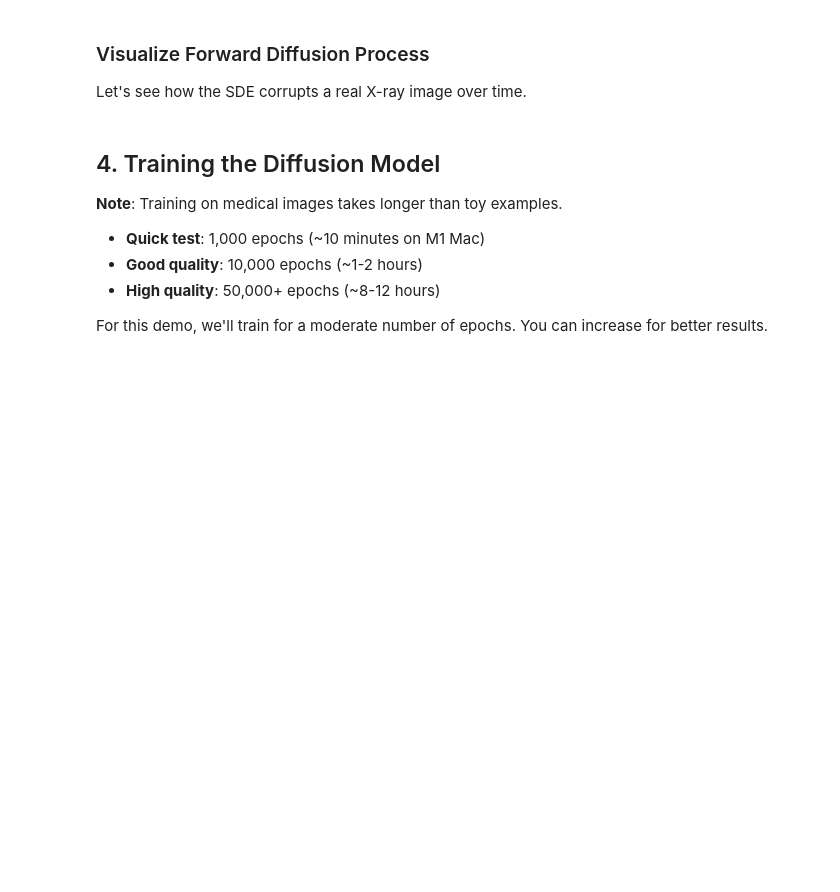
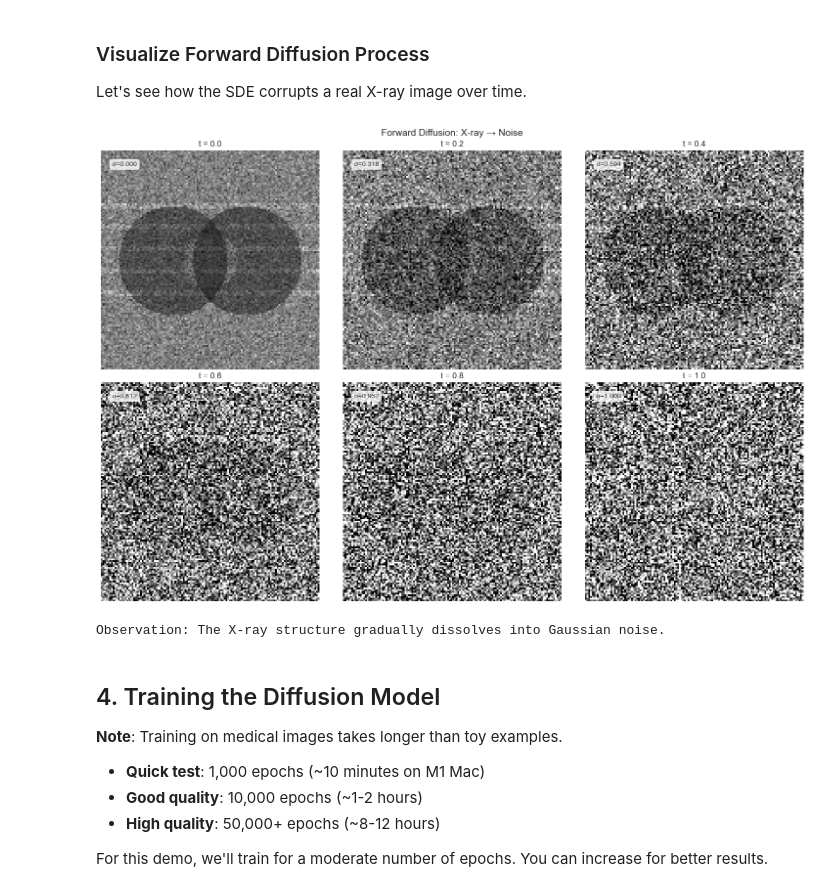
Before and after one commit to pleiadian53/genai-lab, a Jupyter notebook: notebooks/diffusion/03_medical_imaging_diffusion/03_medical_imaging_diffusion.ipynb, the cells around one changed output. Drawn from its saved outputs; the diff is of its cells as text; code cells hidden in the pictures; blank space fills up the shorter version.

Commit message:
developing medical image diffusion models

```diff
--- a/notebooks/diffusion/03_medical_imaging_diffusion/03_medical_imaging_diffusion.ipynb
+++ b/notebooks/diffusion/03_medical_imaging_diffusion/03_medical_imaging_diffusion.ipynb
@@ -246,35 +269,39 @@ x0 = dataset[0].unsqueeze(0).numpy()  # (1, 1, 128, 128)
 # Apply forward diffusion at different times
 times = [0.0, 0.2, 0.4, 0.6, 0.8, 1.0]
 
 fig, axes = plt.subplots(2, 3, figsize=(15, 10))
 axes = axes.flatten()
 
 for i, t in enumerate(times):
     if t == 0:
         xt = x0
     else:
         xt, _ = sde.sample_from_marginal(x0, t)
 
     # Denormalize and display
     img = xt[0, 0]  # (128, 128)
     img = (img + 1) / 2  # [-1, 1] → [0, 1]
 
     axes[i].imshow(img, cmap='gray', vmin=0, vmax=1)
     axes[i].axis('off')
     axes[i].set_title(f't = {t:.1f}')
 
-    # Show std
+    # Show std - extract scalar from array
     _, std = sde.marginal_prob(x0, t)
-    axes[i].text(0.05, 0.95, f'σ={std:.3f}',
+    std_val = float(np.mean(std))  # Get scalar value
+    axes[i].text(0.05, 0.95, f'σ={std_val:.3f}',
                 transform=axes[i].transAxes,
                 verticalalignment='top',
                 bbox=dict(boxstyle='round', facecolor='white', alpha=0.8))
 
 plt.suptitle('Forward Diffusion: X-ray → Noise', fontsize=14, y=0.98)
 plt.tight_layout()
 plt.show()
 
 print("Observation: The X-ray structure gradually dissolves into Gaussian noise.")
+# %% [output]
+[figure, added]
+Observation: The X-ray structure gradually dissolves into Gaussian noise.
 # %% [markdown]
 ## 4. Training the Diffusion Model
 
```
Also changed, not shown: parts of 9 cells of this notebook, 10 other files.
